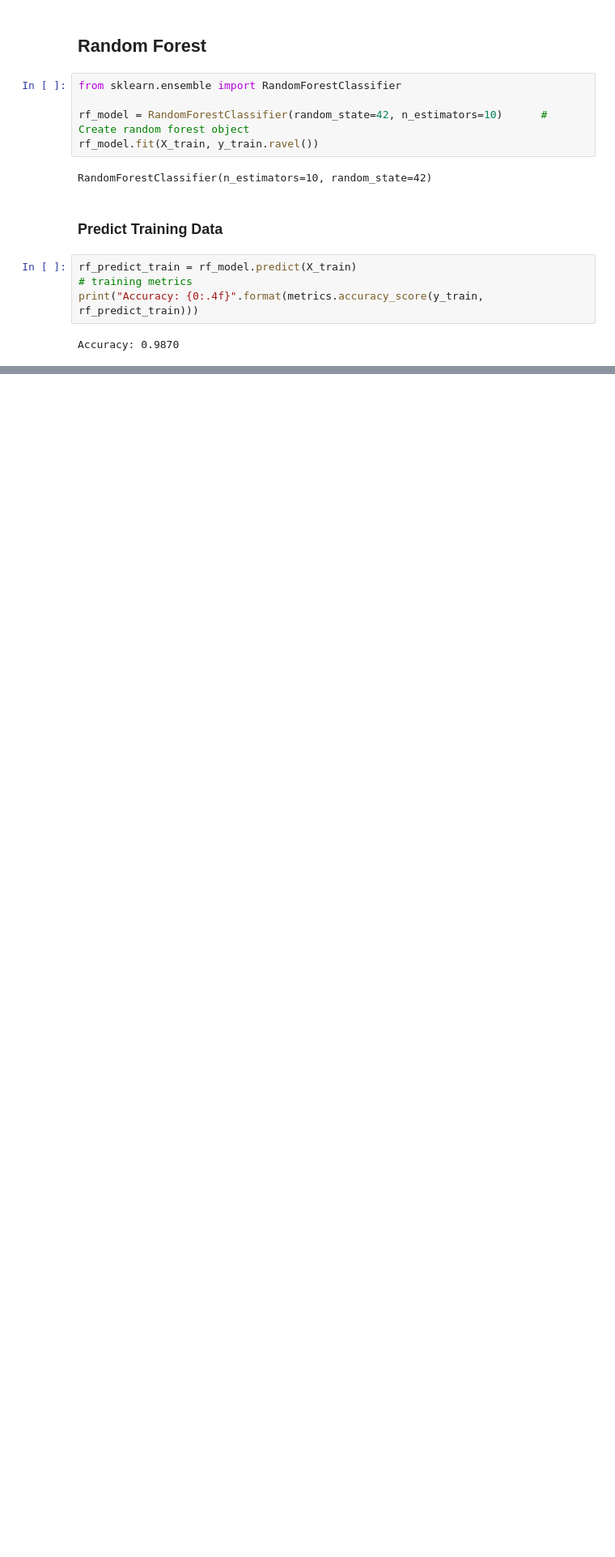
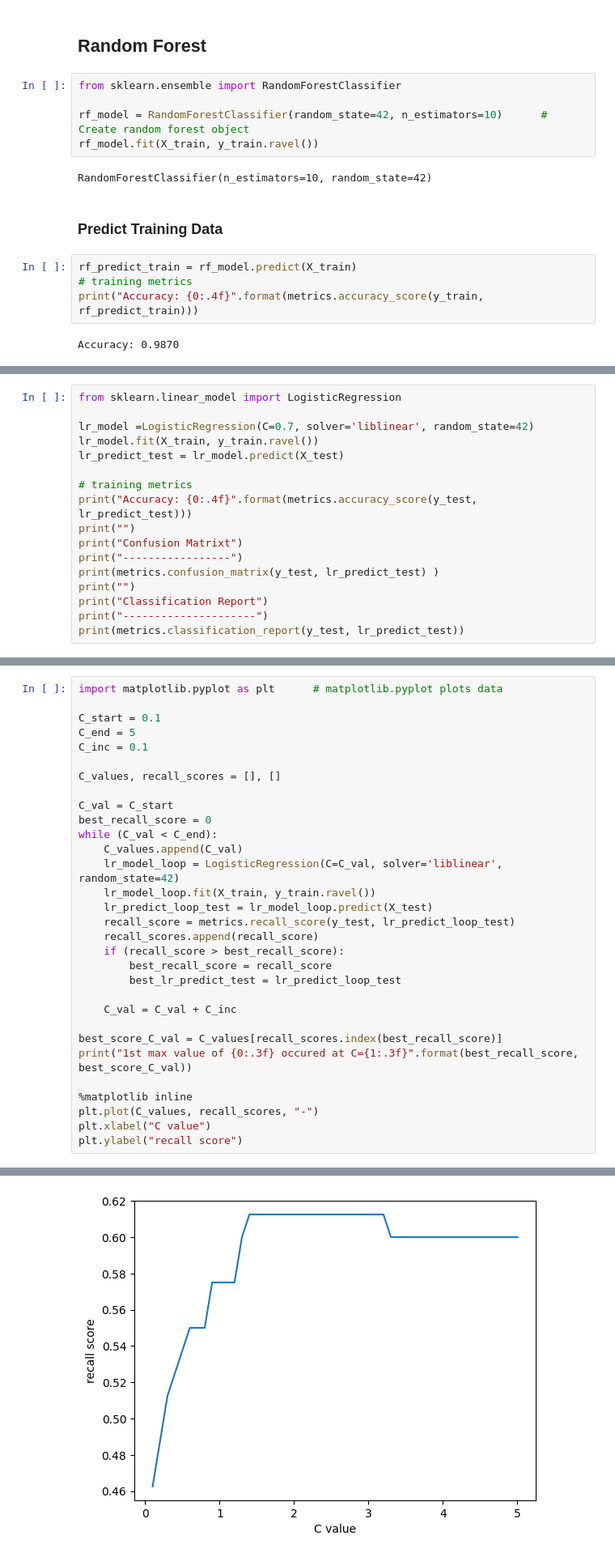
Before and after one commit to JuMaLaB/understanding-machine-learning, a Jupyter notebook: 07/1-Pima-prediction-training.ipynb, the cells around one changed output, grey strips where cells are left out. Shown at 81% size. Saved outputs shown, nothing was run; the diff lists cells and outputs as text; blank space fills up the shorter version.

```diff
--- a/07/1-Pima-prediction-training.ipynb
+++ b/07/1-Pima-prediction-training.ipynb
@@ -182,0 +226,17 @@ Accuracy: 0.9870
+# %%
+from sklearn.linear_model import LogisticRegression
+
+lr_model =LogisticRegression(C=0.7, solver='liblinear', random_state=42)
+lr_model.fit(X_train, y_train.ravel())
+lr_predict_test = lr_model.predict(X_test)
+
+# training metrics
+print("Accuracy: {0:.4f}".format(metrics.accuracy_score(y_test, lr_predict_test)))
+print("")
+print("Confusion Matrixt")
+print("-----------------")
+print(metrics.confusion_matrix(y_test, lr_predict_test) )
+print("")
+print("Classification Report")
+print("---------------------")
+print(metrics.classification_report(y_test, lr_predict_test))
@@ -182,0 +263,32 @@ Accuracy: 0.9870
+# %%
+import matplotlib.pyplot as plt      # matplotlib.pyplot plots data
+
+C_start = 0.1
+C_end = 5
+C_inc = 0.1
+
+C_values, recall_scores = [], []
+
+C_val = C_start
+best_recall_score = 0
+while (C_val < C_end):
+    C_values.append(C_val)
+    lr_model_loop = LogisticRegression(C=C_val, solver='liblinear', random_state=42)
+    lr_model_loop.fit(X_train, y_train.ravel())
+    lr_predict_loop_test = lr_model_loop.predict(X_test)
+    recall_score = metrics.recall_score(y_test, lr_predict_loop_test)
+    recall_scores.append(recall_score)
+    if (recall_score > best_recall_score):
+        best_recall_score = recall_score
+        best_lr_predict_test = lr_predict_loop_test
+
+    C_val = C_val + C_inc
+
+best_score_C_val = C_values[recall_scores.index(best_recall_score)]
+print("1st max value of {0:.3f} occured at C={1:.3f}".format(best_recall_score, best_score_C_val))
+
+%matplotlib inline
+plt.plot(C_values, recall_scores, "-")
+plt.xlabel("C value")
+plt.ylabel("recall score")
+# %% [output]
@@ -182,0 +297 @@ Accuracy: 0.9870
+[figure, added]
```
Also changed, not shown: parts of 11 cells of this notebook.
